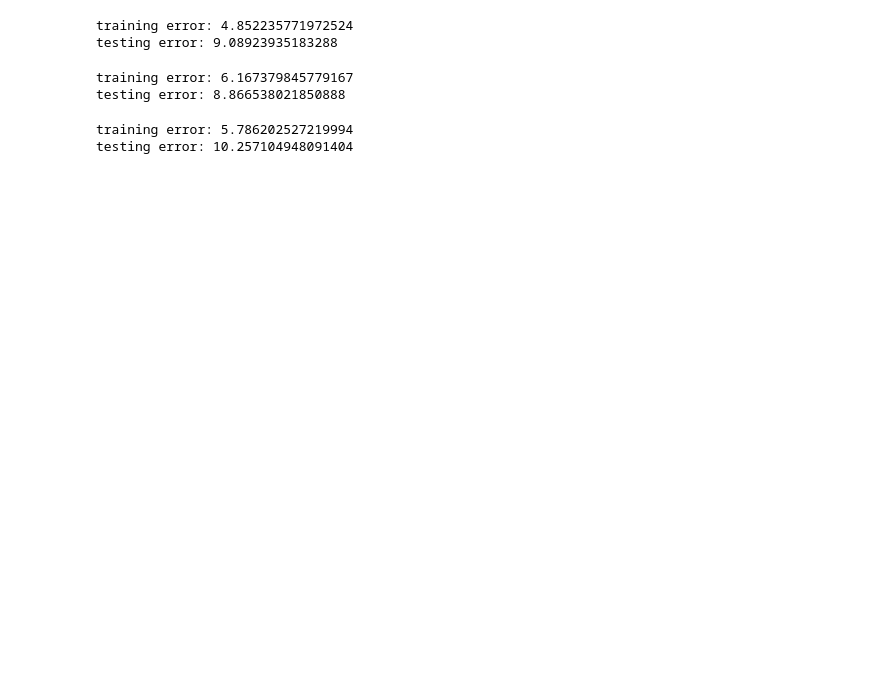
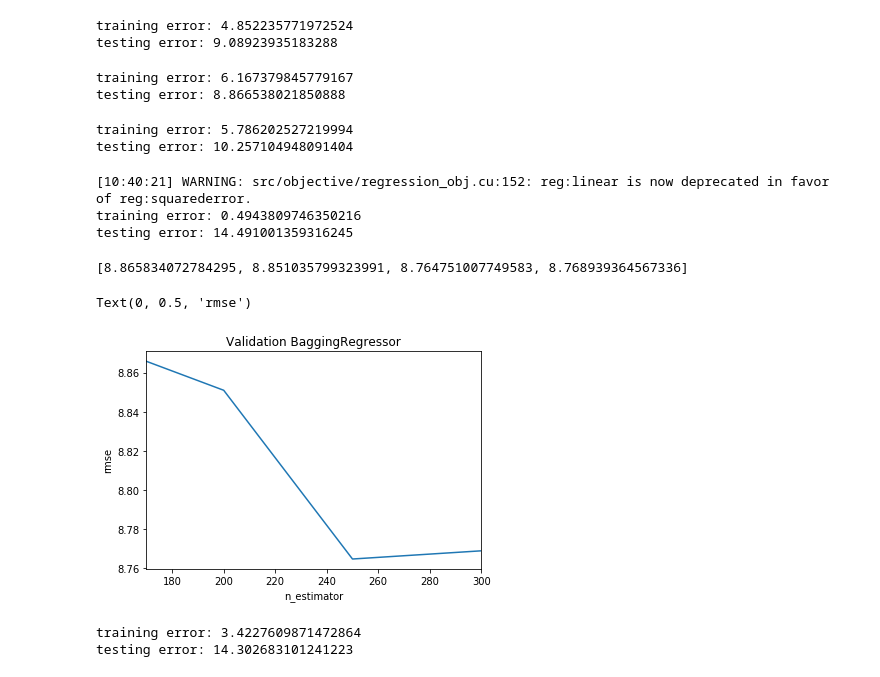
Before and after one commit to nuthangardas/MSBD5001-Individual, a Jupyter notebook: Refined.ipynb, the cells around one changed output. Cells and saved outputs as stored; diff of their text form; code cells hidden in the pictures; blank space fills up the shorter version.

Commit message:
Added Xbg and Bagging Regressor

```diff
--- a/Refined.ipynb
+++ b/Refined.ipynb
@@ -175,7 +175,7 @@ predict_data
 # %%
 features=train_data
 from sklearn.model_selection import train_test_split
-x_train,x_test,y_train,y_test=train_test_split(features,labels,test_size=0.2,random_state=0)
+x_train,x_test,y_train,y_test=train_test_split(features,labels,test_size=0.3,random_state=0)
 print (x_train.shape, y_train.shape)
 print (x_test.shape, y_test.shape)
 # %% [output]
@@ -319,3 +319,25 @@ submission = pd.read_csv("/Users/gardasnagarjun/Documents/5001-Ind/Submission/sa
 submission["playtime_forever"] = predict_submission
 output_file="/Users/gardasnagarjun/Documents/5001-Ind/Submission/submission_RFR(Refined_GridCV).csv"
 submission.to_csv(output_file, index=False)
+# %%
+#XGboost Regressor:
+import xgboost as xgb
+xg_reg = xgb.XGBRegressor(colsample_bytree=0.4,
+                 gamma=0,
+                 learning_rate=0.07,
+                 max_depth=3,
+                 n_estimators=1000,
+                 reg_alpha=0.75,
+                 reg_lambda=0.48,
+                 subsample=0.6,
+                 seed=22)
+xg_reg.fit(x_train,y_train)
+pred_y = xg_reg.predict(x_train).clip(min=0)
+print("training error:",np.sqrt(mean_squared_error(y_train, pred_y)))
+
+pred_y = xg_reg.predict(x_test).clip(min=0)
+print("testing error:", np.sqrt(mean_squared_error(y_test, pred_y)))
+# %% [output]
+[10:40:21] WARNING: src/objective/regression_obj.cu:152: reg:linear is now deprecated in favor of reg:squarederror.
+training error: 0.4943809746350216
+testing error: 14.491001359316245
@@ -321,0 +350,32 @@ submission.to_csv(output_file, index=False)
+# %%
+from sklearn.model_selection import cross_val_score
+def rmse_cv(model):
+    rmse= np.sqrt(-cross_val_score(model, x_train, y_train, scoring="neg_mean_squared_error", cv = 5))
+    return(rmse)
+# %%
+n_estimators = [170, 200, 250, 300]
+cv_rmse_br = [rmse_cv(BaggingRegressor(n_estimators = n_estimator)).mean()
+            for n_estimator in n_estimators]
+print (cv_rmse_br)
+# %% [output]
+[8.865834072784295, 8.851035799323991, 8.764751007749583, 8.768939364567336]
+# %%
+cv_br = pd.Series(cv_rmse_br , index = n_estimators)
+cv_br.plot(title = "Validation BaggingRegressor")
+plt.xlabel("n_estimator")
+plt.ylabel("rmse")
+# %% [output]
+Text(0, 0.5, 'rmse')
+[figure, added]
+# %%
+#PassiveAggresive Regressor:
+model_br = BaggingRegressor(n_estimators = 170)
+model_br.fit(x_train,y_train)
+pred_y = model_br.predict(x_train).clip(min=0)
+print("training error:",np.sqrt(mean_squared_error(y_train, pred_y)))
+
+pred_y = model_br.predict(x_test).clip(min=0)
+print("testing error:", np.sqrt(mean_squared_error(y_test, pred_y)))
+# %% [output]
+training error: 3.4227609871472864
+testing error: 14.302683101241223
```
Also changed, not shown: parts of 6 cells of this notebook.
